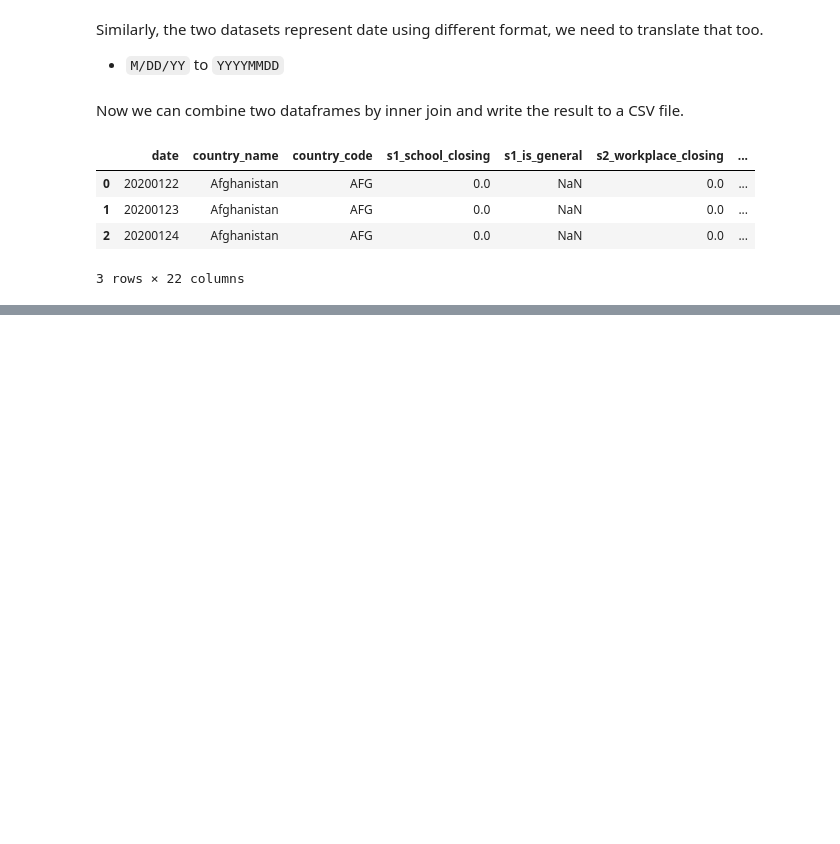
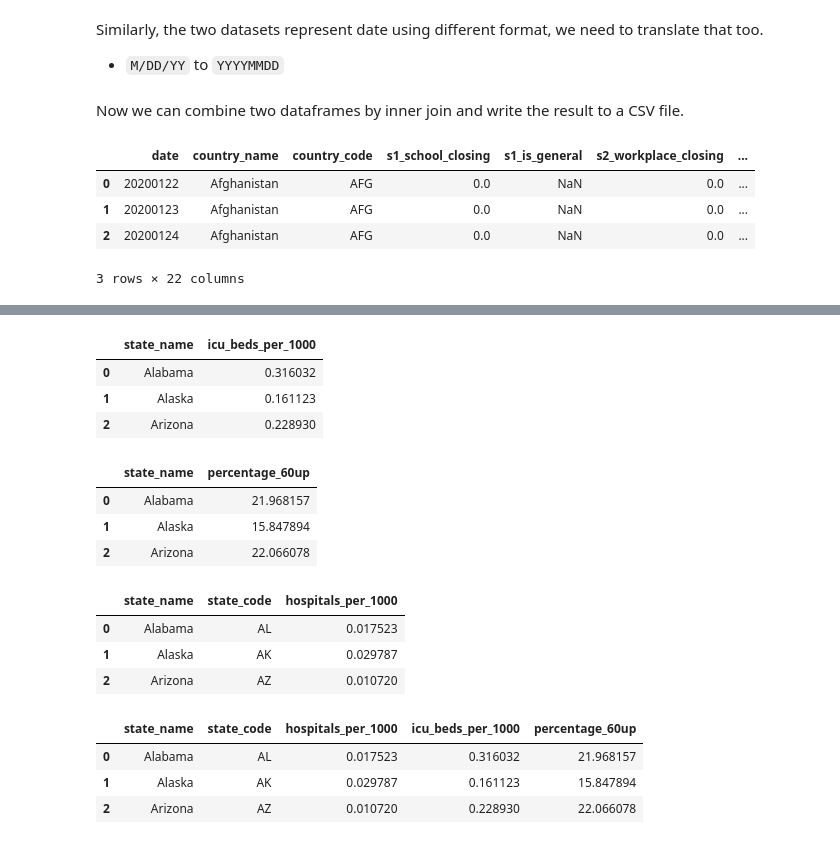
Before and after one commit to iamzhaihy/BD2020-Final-Project, a Jupyter notebook: Data Processing.ipynb, the cells around one changed output, grey strips where cells are left out. Saved outputs shown, nothing was run; the diff lists cells and outputs as text; code cells hidden in the pictures; blank space fills up the shorter version.

```diff
--- a/Data Processing.ipynb
+++ b/Data Processing.ipynb
@@ -347,0 +361,75 @@ df_merged.to_csv('./processed_data/country_responses.csv', index=False)
+# %%
+#collect the number of icu beds per 1000
+icu_beds_df = pd.read_csv('./data/khn/data-FPBfZ.csv')
+icu_beds_df = icu_beds_df[['State', 'ICU Beds','Total Population']]
+icu_beds = icu_beds_df.groupby(['State'], as_index=False).sum()
+
+icu_beds['ICU Beds'] = 1000 * icu_beds['ICU Beds']/icu_beds['Total Population']
+icu_beds = icu_beds[['State', 'ICU Beds']]
+
+icu_beds = icu_beds.rename(columns={
+    'State': 'state_name',
+    'ICU Beds': 'icu_beds_per_1000'
+})
+
+icu_beds.head(3)
+# %% [output]
+|  | state_name | icu_beds_per_1000 |
+| 0 | Alabama | 0.316032 |
+| 1 | Alaska | 0.161123 |
+| 2 | Arizona | 0.228930 |
+# %%
+#collect the percentage of people ages 60 and above
+elders_df = pd.read_csv('./data/khn/data-FPBfZ.csv')
+elders_df = elders_df[['State', 'Population Aged 60+', 'Total Population']]
+elders = elders_df.groupby(['State'], as_index=False).sum()
+
+elders['Population Aged 60+'] = 100*elders['Population Aged 60+']/elders['Total Population']
+elders = elders[['State', 'Population Aged 60+']]
+
+elders = elders.rename(columns={
+    'State': 'state_name',
+    'Population Aged 60+': 'percentage_60up'
+})
+
+elders.head(3)
+# %% [output]
+|  | state_name | percentage_60up |
+| 0 | Alabama | 21.968157 |
+| 1 | Alaska | 15.847894 |
+| 2 | Arizona | 22.066078 |
+# %%
+#collect the hospitals number in cost reports
+hospitals_in_df = pd.read_csv('./data/khn/KHN_ICU_bed_county_analysis_2.csv')
+
+hospitals_in_cost_df = hospitals_in_df[['state', 'st', 'hospitals_in_cost_reports', 'Total_pop']]
+hospitals_in_cost = hospitals_in_cost_df.groupby(['state','st'], as_index=False).sum()
+
+
+hospitals_in_cost['hospitals_in_cost_reports'] = 1000*hospitals_in_cost['hospitals_in_cost_reports']/hospitals_in_cost['Total_pop']
+hospitals_in_cost = hospitals_in_cost[['state', 'st', 'hospitals_in_cost_reports']]
+
+hospitals_in_cost = hospitals_in_cost.rename(columns={
+    'state': 'state_name',
+    'st': 'state_code',
+    'hospitals_in_cost_reports': 'hospitals_per_1000'
+})
+
+hospitals_in_cost.head(3)
+# %% [output]
+|  | state_name | state_code | hospitals_per_1000 |
+| 0 | Alabama | AL | 0.017523 |
+| 1 | Alaska | AK | 0.029787 |
+| 2 | Arizona | AZ | 0.010720 |
+# %%
+# merge dataframes together by state name
+data_frames = [hospitals_in_cost, icu_beds, elders]
+df_merged = reduce(lambda left, right: pd.merge(left, right, on=['state_name']), data_frames)
+
+
+df_merged.head(3)
+# %% [output]
+|  | state_name | state_code | hospitals_per_1000 | icu_beds_per_1000 | percentage_60up |
+| 0 | Alabama | AL | 0.017523 | 0.316032 | 21.968157 |
+| 1 | Alaska | AK | 0.029787 | 0.161123 | 15.847894 |
+| 2 | Arizona | AZ | 0.010720 | 0.228930 | 22.066078 |
```
Also changed, not shown: parts of 4 cells of this notebook.
